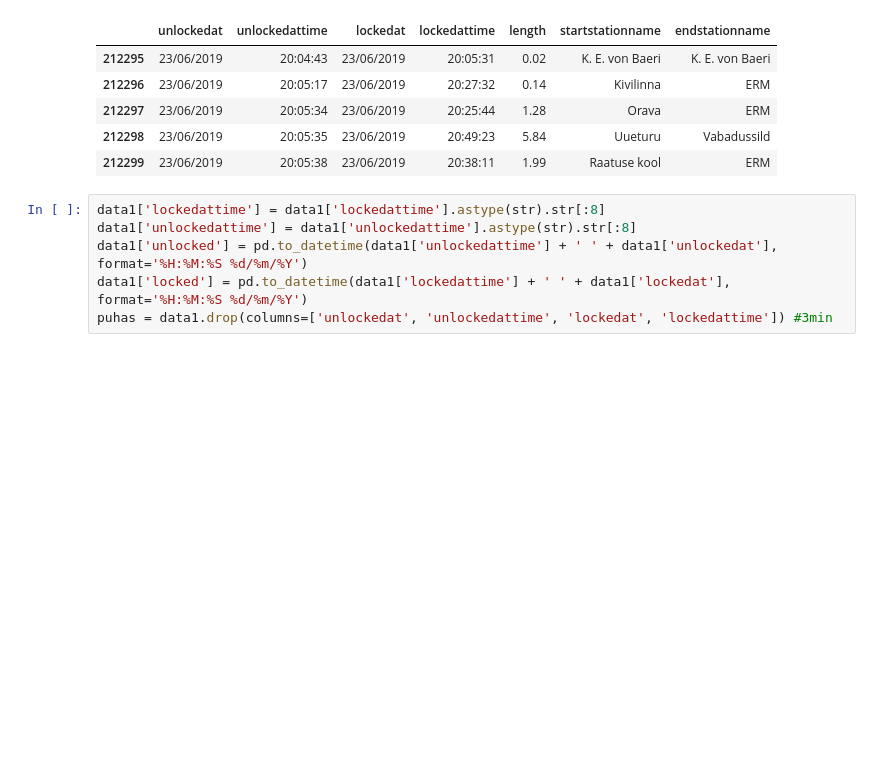
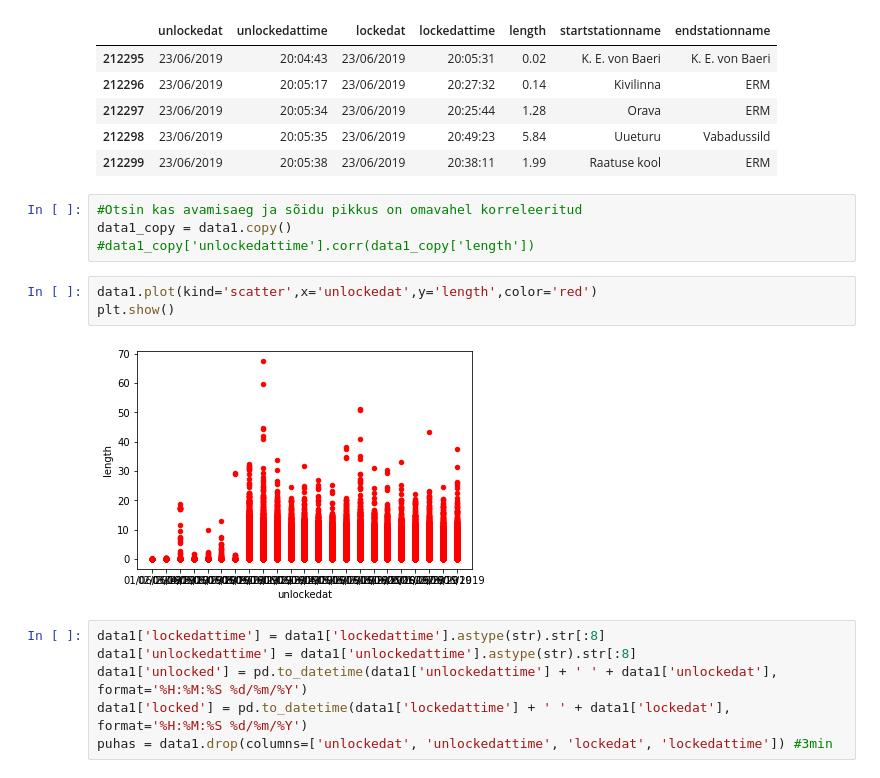
Before and after one commit to 3linameier/IDS2020, a Jupyter notebook: Elina mässab.ipynb, the cells around one changed output. Cells and saved outputs as stored; diff of their text form; blank space fills up the shorter version.

```diff
--- a/Elina mässab.ipynb
+++ b/Elina mässab.ipynb
@@ -22,6 +35,15 @@ data1.tail()
 | 212297 | 23/06/2019 | 20:05:34 | 23/06/2019 | 20:25:44 | 1.28 | Orava | ERM |
 | 212298 | 23/06/2019 | 20:05:35 | 23/06/2019 | 20:49:23 | 5.84 | Uueturu | Vabadussild |
 | 212299 | 23/06/2019 | 20:05:38 | 23/06/2019 | 20:38:11 | 1.99 | Raatuse kool | ERM |
+# %%
+#Otsin kas avamisaeg ja sõidu pikkus on omavahel korreleeritud
+data1_copy = data1.copy()
+#data1_copy['unlockedattime'].corr(data1_copy['length'])
+# %%
+data1.plot(kind='scatter',x='unlockedat',y='length',color='red')
+plt.show()
+# %% [output]
+[figure, added]
 # %%
 data1['lockedattime'] = data1['lockedattime'].astype(str).str[:8]
 data1['unlockedattime'] = data1['unlockedattime'].astype(str).str[:8]
```
Also changed, not shown: parts of 11 cells of this notebook, 1 other file.
